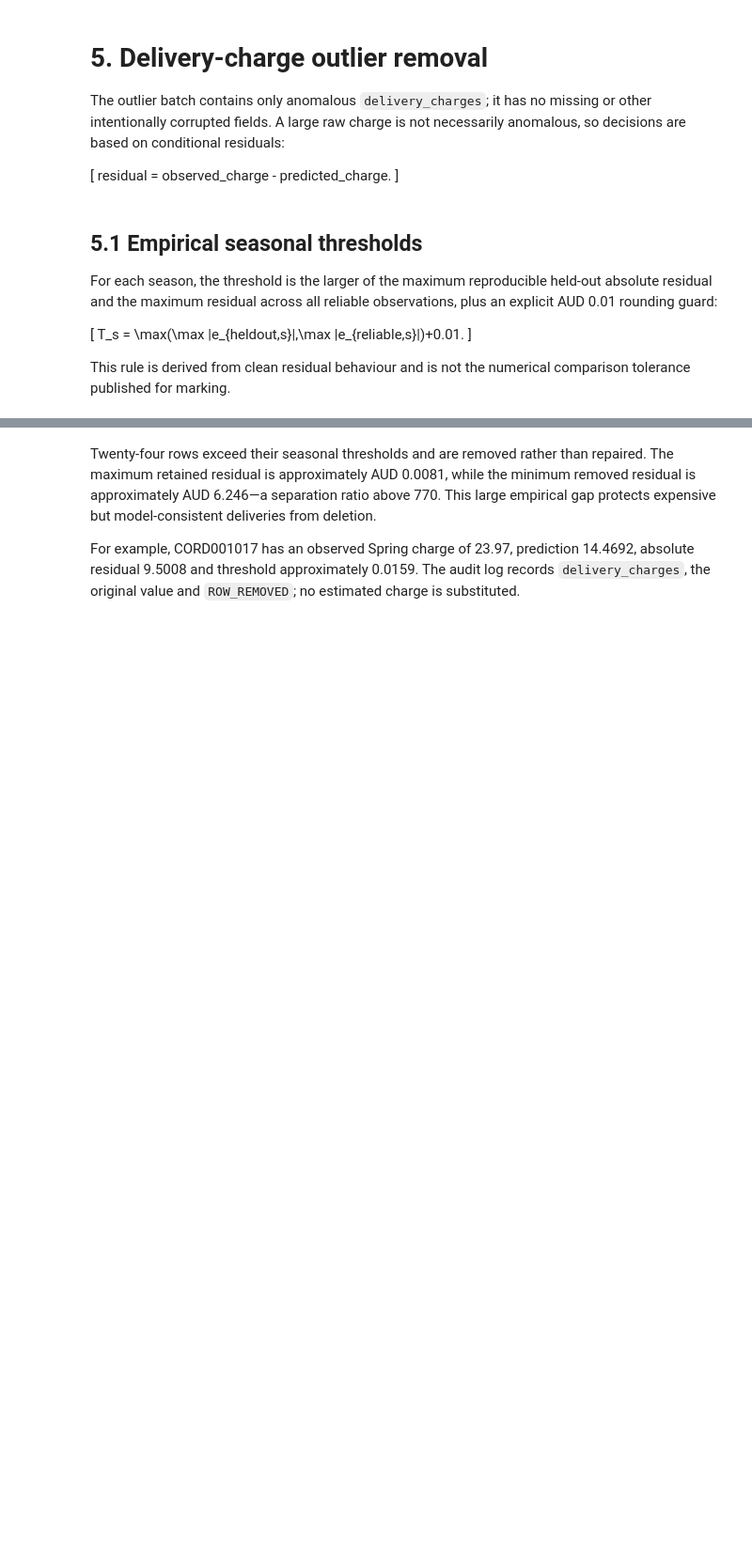
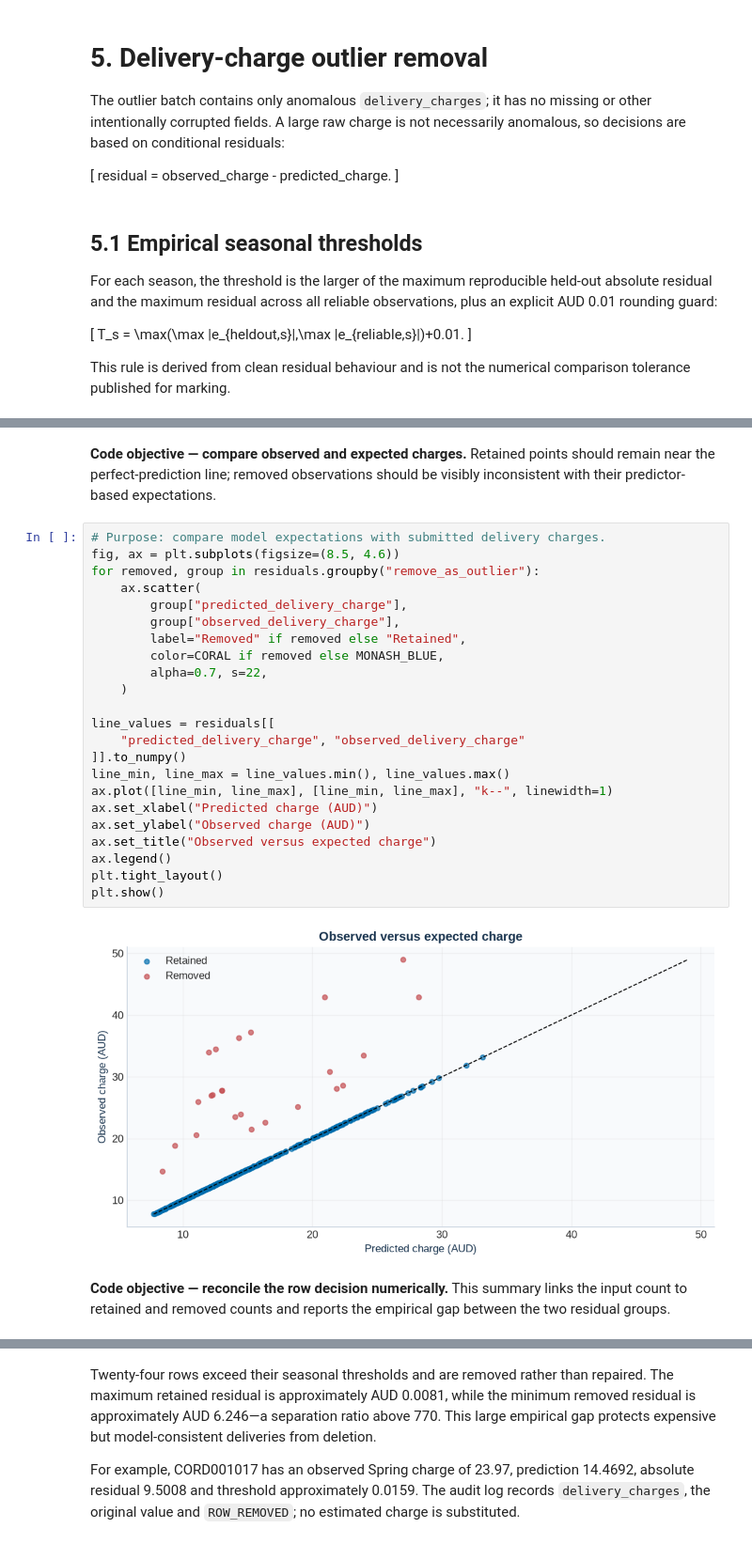
Before and after one commit to ZGHL/FIT5196-A2, a Jupyter notebook: notebooks/Group030_solution.ipynb, the cells around one changed output, grey strips where cells are left out. Shown at 94% size. Saved outputs shown, nothing was run; the diff lists cells and outputs as text; blank space fills up the shorter version.

```diff
--- a/notebooks/Group030_solution.ipynb
+++ b/notebooks/Group030_solution.ipynb
@@ -1073,0 +1128,29 @@ display(removed_rows.sort_values("absolute_residual", ascending=False).head(10))
+# %% [markdown]
+**Code objective — compare observed and expected charges.** Retained points should remain near the perfect-prediction line; removed observations should be visibly inconsistent with their predictor-based expectations.
+# %%
+# Purpose: compare model expectations with submitted delivery charges.
+fig, ax = plt.subplots(figsize=(8.5, 4.6))
+for removed, group in residuals.groupby("remove_as_outlier"):
+    ax.scatter(
+        group["predicted_delivery_charge"],
+        group["observed_delivery_charge"],
+        label="Removed" if removed else "Retained",
+        color=CORAL if removed else MONASH_BLUE,
+        alpha=0.7, s=22,
+    )
+
+line_values = residuals[[
+    "predicted_delivery_charge", "observed_delivery_charge"
+]].to_numpy()
+line_min, line_max = line_values.min(), line_values.max()
+ax.plot([line_min, line_max], [line_min, line_max], "k--", linewidth=1)
+ax.set_xlabel("Predicted charge (AUD)")
+ax.set_ylabel("Observed charge (AUD)")
+ax.set_title("Observed versus expected charge")
+ax.legend()
+plt.tight_layout()
+plt.show()
+# %% [output]
+[figure, added]
+# %% [markdown]
+**Code objective — reconcile the row decision numerically.** This summary links the input count to retained and removed counts and reports the empirical gap between the two residual groups.
```
Also changed, not shown: parts of 107 cells of this notebook, 2 other files.
